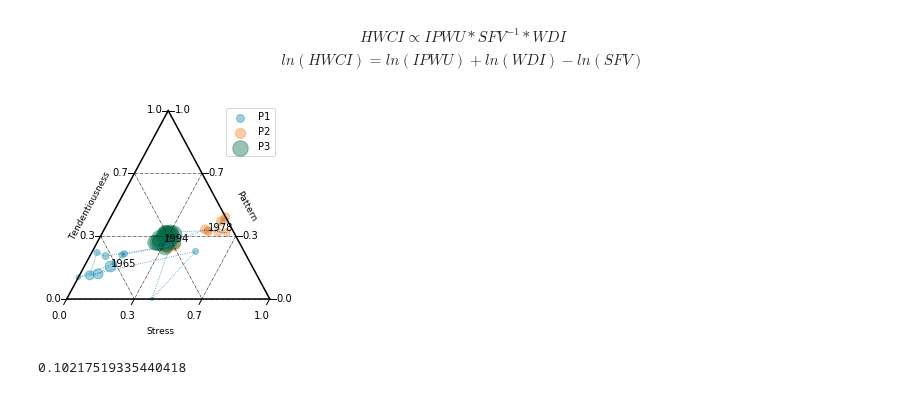
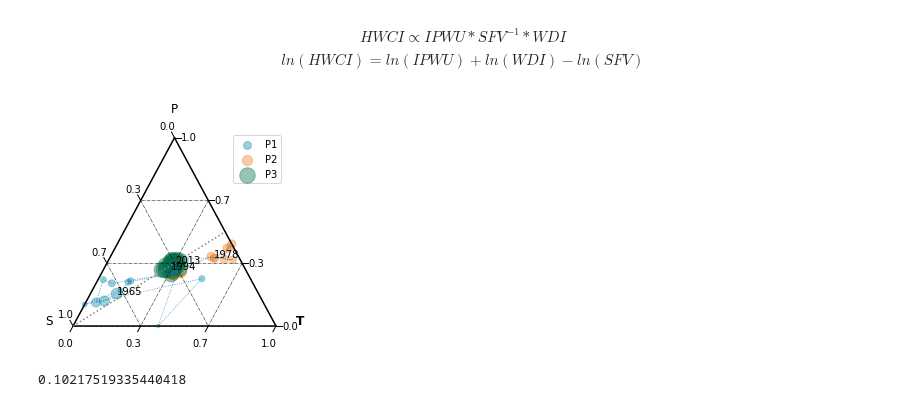
Before and after one commit to SongshGeo/Water-Governance-Regimes, a Jupyter notebook: notebooks/流域综合耦合指数终版.ipynb, the cells around one changed output. Drawn from its saved outputs; the diff is of its cells as text; code cells hidden in the pictures.

```diff
--- a/notebooks/流域综合耦合指数终版.ipynb
+++ b/notebooks/流域综合耦合指数终版.ipynb
@@ -599,42 +599,46 @@ fig, ax = plt.subplots(figsize=(4, 4))
 figure, tax = ternary.figure(ax=ax, scale=1)
 tax.boundary()
 tax.gridlines(ls="-.", multiple=1./3, color="black")
 # Plot a few different styles with a legend
 tax.scatter(points_1, marker='o', color=period_colors[0], label="P1", s=size_1, alpha=.4)
 tax.scatter(points_2, marker='o', color=period_colors[1], label="P2", s=size_2, alpha=.4)
 tax.scatter(points_3, marker='o', color=period_colors[2], label="P3", s=size_3, alpha=.4)
 tax.plot(points, ls=':', lw='0.7')
-fontsize = 9
-offset = 0.14
+fontsize = 12
+offset = 0.15
 # tax.set_title("Various Lines\n", fontsize=fontsize)
 # tax.right_corner_label("X", fontsize=fontsize)
 # tax.top_corner_label("Y", fontsize=fontsize)
 # tax.left_corner_label("Z", fontsize=fontsize)
-tax.left_axis_label("Tendentiousness", fontsize=fontsize, offset=offset)
-tax.right_axis_label("Pattern", fontsize=fontsize, offset=offset)
-tax.bottom_axis_label("Stress", fontsize=fontsize, offset=offset)
+# tax.left_axis_label("Tendentiousness", fontsize=fontsize, offset=offset)
+# tax.right_axis_label("Pattern", fontsize=fontsize, offset=offset)
+# tax.bottom_axis_label("Stress", fontsize=fontsize, offset=offset)
 
-tax.ticks(axis='br', multiple=1./3, linewidth=1, tick_formats="%.1f", offset=0.03)
-tax.ticks(axis='l', clockwise=True, multiple=1./3, linewidth=1, tick_formats="%.1f", offset=0.03)
+tax.ticks(axis='brl', multiple=1./3, linewidth=1, tick_formats="%.1f", offset=0.03)
+# tax.ticks(axis='l', clockwise=True, multiple=1./3, linewidth=1, tick_formats="%.1f", offset=0.03)
 tax.get_axes().axis('off')
 tax.clear_matplotlib_ticks()
-
 
 def get_point(yr):
     a = z_ipwu[yr] + z_wdi[yr] + z_sfv[yr]
     return (z_ipwu[yr]/a, z_wdi[yr]/a, z_sfv[yr]/a)
 
 tax.set_axis_limits((0,1))
 tax.annotate("1965", position=get_point(1965))
 tax.annotate("1978", position=get_point(1978))
 tax.annotate("1994", position=get_point(1994))
+tax.annotate("2013", position=get_point(2013))
+tax.line((0,0,1),(.5,.5,0), ls=":", color='gray')
+tax.right_corner_label("T", fontsize=fontsize, offset=0.25, weight='bold')
+tax.top_corner_label("P", fontsize=fontsize, offset=0.25, weight='bold')
+tax.left_corner_label("S", fontsize=fontsize, offset=0.25, weight='bold')
 
 tax.legend()
 tax.show()
 tax.savefig("../figures/main_text/phases.jpg", dpi=300)
 tax.savefig("../figures/main_text/phases.pdf", dpi=300);
 # %% [output]
-[figure, old version]
+[figure, new version]
 # %%
 wcci.loc[1965:1978].mean()
 wcci.loc[1979:1994].mean()
```
Also changed, not shown: parts of 3 cells of this notebook, 16 other files.
